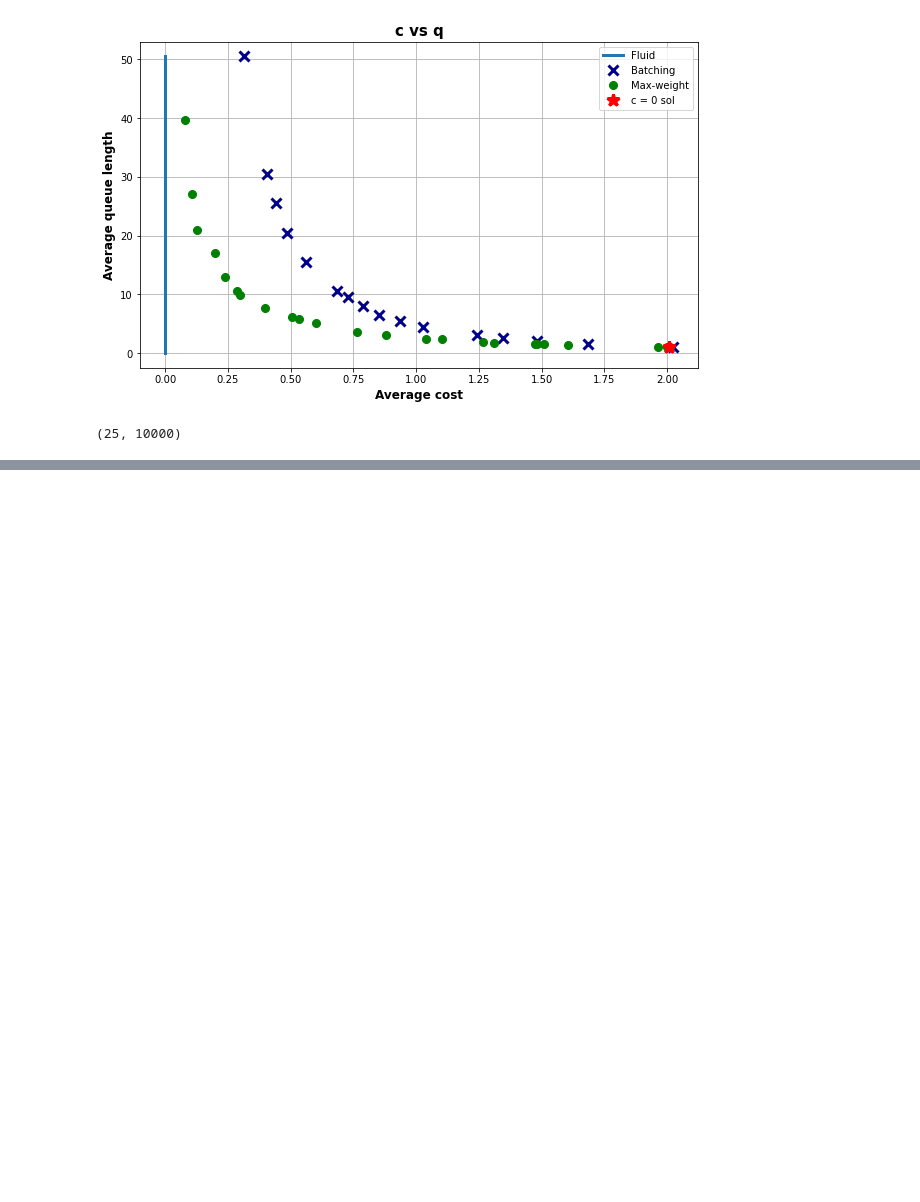
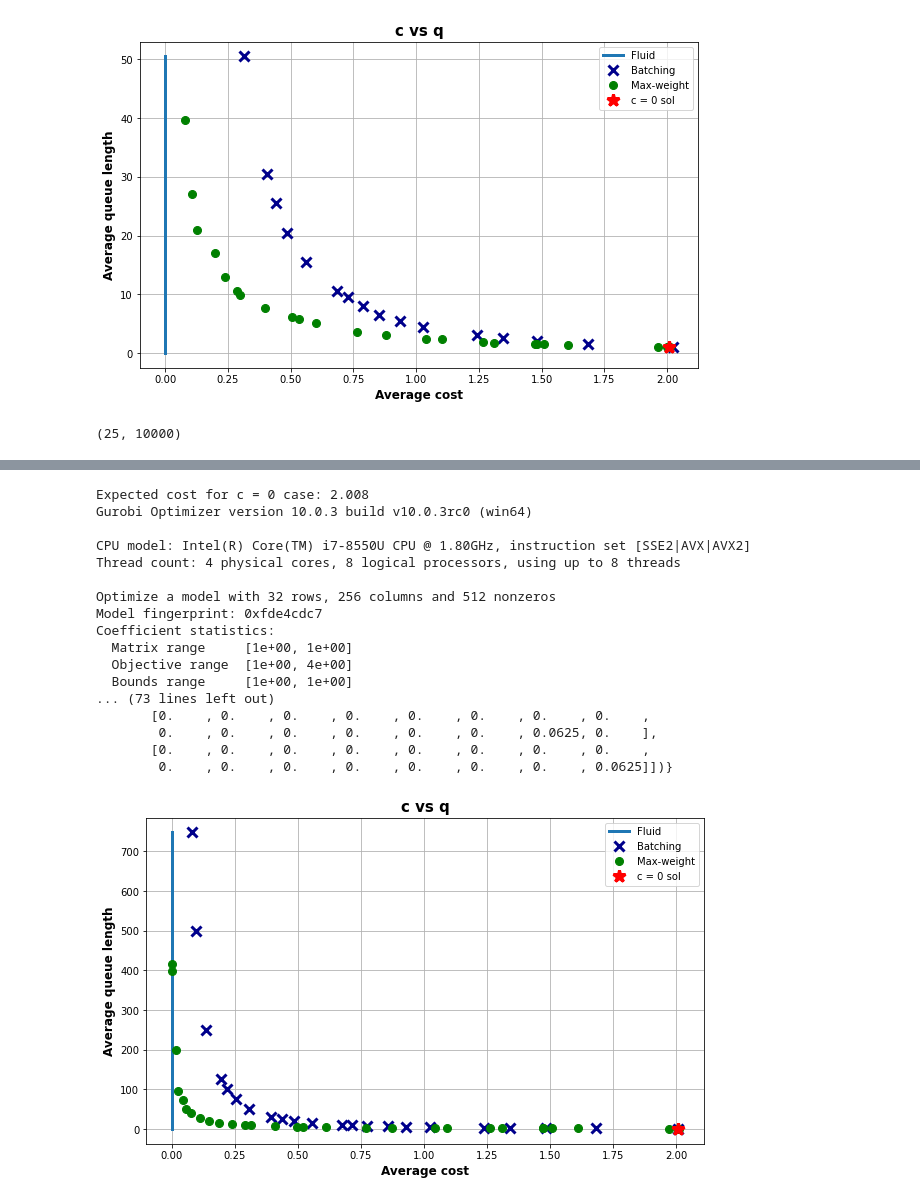
Before and after one commit to mew-two-github/Spatial-Matching-Simulations, a Jupyter notebook: plots.ipynb, the cells around one changed output, grey strips where cells are left out. Saved outputs shown, nothing was run; the diff lists cells and outputs as text; code cells hidden in the pictures; blank space fills up the shorter version.

```diff
--- a/plots.ipynb
+++ b/plots.ipynb
@@ -1517,0 +1540,3 @@ Coefficient statistics:
+# %%
+file_name = '../spatial_uniform_9_highqueue.pkl'
+plot_from_sim_paths(file_name)
@@ -1518,3 +1562,6 @@ Coefficient statistics:
+# %%
+with open(file_name,'rb') as f:
+    M_res,B_res, N, W, pmf_cust, pmf_serv = pickle.load(f)
 # %% [markdown]
 ### Reducing number of steps
 # %%
@@ -1586,0 +1655,53 @@ QPM.shape
+# %%
+# import importlib
+# importlib.reload(utils)
+frac = 0
+with open('../sim_paths_spatial_uniform_16_highQ.pkl','rb') as f:
+    M_res,B_res, N, W, pmf_cust, pmf_serv = pickle.load(f)
+Q_paths_M = np.asarray( M_res["Q_paths"] )
+C_paths_M = np.asarray( M_res["C_paths"] )
+Q_paths_B = np.asarray( B_res["Q_paths"] )
+C_paths_B = np.asarray( B_res["C_paths"] )
+(average_cost_M, average_queue_M) = utils.average_paths(C_paths_M ,Q_paths_M , frac)
+(average_cost_B, average_queue_B) = utils.average_paths(C_paths_B ,Q_paths_B , frac)
+[Ex,fluid_sol] = run_extremes(N,W,pmf_cust,pmf_serv)
+with open('../sim_paths_spatial_uniform_16.pkl','rb') as f:
+    M_res,B_res, N, W, pmf_cust, pmf_serv = pickle.load(f)
+Q_paths_M = np.asarray( M_res["Q_paths"] )
+C_paths_M = np.asarray( M_res["C_paths"] )
+Q_paths_B = np.asarray( B_res["Q_paths"] )
+C_paths_B = np.asarray( B_res["C_paths"] )
+(average_cost_M2, average_queue_M2) = utils.average_paths(C_paths_M ,Q_paths_M , frac)
+(average_cost_B2, average_queue_B2) = utils.average_paths(C_paths_B,Q_paths_B, frac)
+# with open('../sim_paths_spatial_4_extras.pkl','rb') as f:
+#     M_res,B_res, N, W, pmf_cust, pmf_serv = pickle.load(f)
+# Q_paths_M = np.asarray( M_res["Q_paths"] )
+# C_paths_M = np.asarray( M_res["C_paths"] )
+# Q_paths_B = np.asarray( B_res["Q_paths"] )
+# C_paths_B = np.asarray( B_res["C_paths"] )
+# (average_cost_M3, average_queue_M3) = utils.average_paths(C_paths_M ,Q_paths_M , frac)
+# (average_cost_B3, average_queue_B3) = utils.average_paths(C_paths_B,Q_paths_B, frac)
+avg_cost_M = np.concatenate( (average_cost_M, average_cost_M2) )
+avg_queue_M = np.concatenate( (average_queue_M, average_queue_M2) )
+avg_cost_B = np.concatenate( (average_cost_B, average_cost_B2) )
+avg_queue_B = np.concatenate( (average_queue_B, average_queue_B2) )
+utils.qc_plot(Ex,fluid_sol,avg_queue_B,avg_cost_B,avg_queue_M,avg_cost_M)
+# %% [output]
+Expected cost for c = 0 case: 2.008
+Gurobi Optimizer version 10.0.3 build v10.0.3rc0 (win64)
+
+CPU model: Intel(R) Core(TM) i7-8550U CPU @ 1.80GHz, instruction set [SSE2|AVX|AVX2]
+Thread count: 4 physical cores, 8 logical processors, using up to 8 threads
+
+Optimize a model with 32 rows, 256 columns and 512 nonzeros
+Model fingerprint: 0xfde4cdc7
+Coefficient statistics:
+  Matrix range     [1e+00, 1e+00]
+  Objective range  [1e+00, 4e+00]
+  Bounds range     [1e+00, 1e+00]
+... (73 lines left out)
+       [0.    , 0.    , 0.    , 0.    , 0.    , 0.    , 0.    , 0.    ,
+        0.    , 0.    , 0.    , 0.    , 0.    , 0.    , 0.0625, 0.    ],
+       [0.    , 0.    , 0.    , 0.    , 0.    , 0.    , 0.    , 0.    ,
+        0.    , 0.    , 0.    , 0.    , 0.    , 0.    , 0.    , 0.0625]])}
+[figure, added]
```
Also changed, not shown: parts of 3 cells of this notebook, 11 other files.
